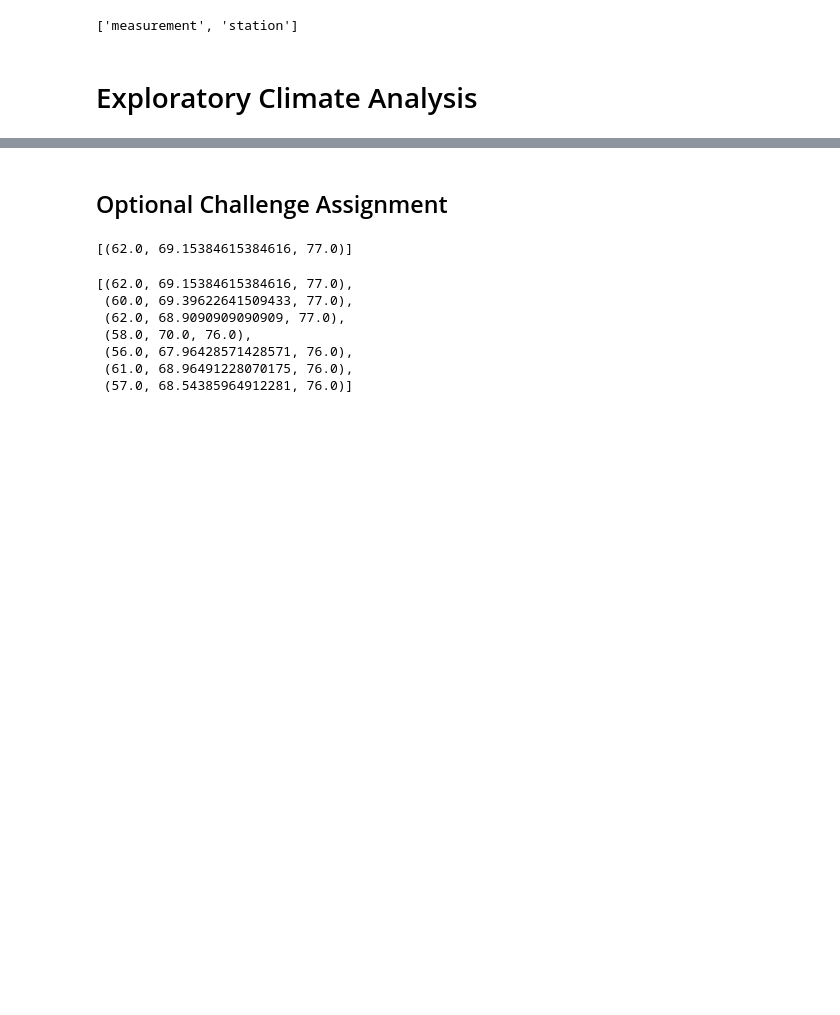
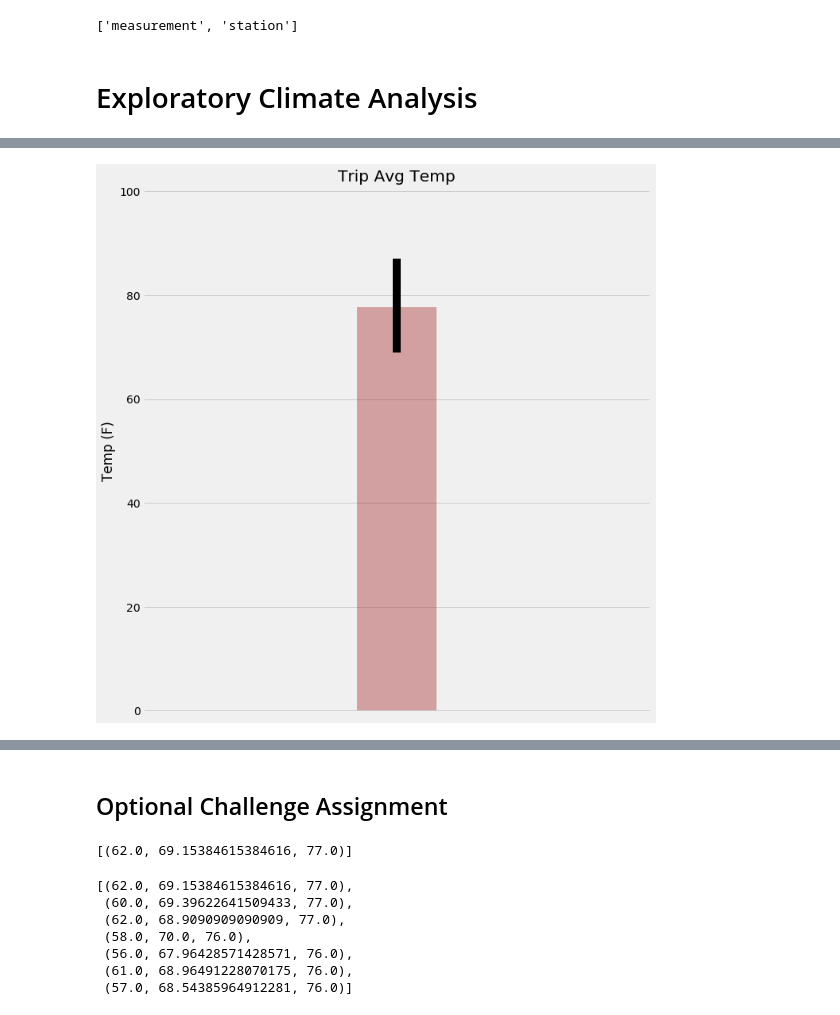
Before and after one commit to davidgmathews/HW_10_Surfs_Up, a Jupyter notebook: climate.ipynb, the cells around one changed output, grey strips where cells are left out. Saved outputs shown, nothing was run; the diff lists cells and outputs as text; code cells hidden in the pictures; blank space fills up the shorter version.

```diff
--- a/climate.ipynb
+++ b/climate.ipynb
@@ -144,4 +227,9 @@ print(calc_temps('2012-02-28', '2012-03-05'))
 # %%
 # Use your previous function `calc_temps` to calculate the tmin, tavg, and tmax
 # for your trip using the previous year's data for those same dates.
+trip_start='2019-06-23'
+trip_end='2019-07-10'
+trip_start_last_12=dt.date(2017,int(trip_start[5:7]),int(trip_start[8:10]))
+trip_end_last_12=dt.date(2017,int(trip_end[5:7]),int(trip_end[8:10]))
+print(calc_temps(trip_start_last_12,trip_end_last_12))
 # %% [output]
@@ -157,3 +241,21 @@ print(calc_temps('2012-02-28', '2012-03-05'))
+# %%
+trip_temp=calc_temps(trip_start_last_12,trip_end_last_12)
+trip_temp
+# %%
+fig=plt.figure(figsize=(10,10))
+plt.plot([1,1],[0,trip_temp[0][1]],linewidth=100,c='brown',alpha=.4)
+plt.plot([1,1],[trip_temp[0][0],trip_temp[0][2]],linewidth=10,c='black')
+plt.xticks([])
+plt.ylim(-1,101)
+plt.ylabel('Temp (F)')
+plt.title('Trip Avg Temp')
+plt.tight_layout()
+#saving figure
+plt.savefig('./Trip_Temperature.png', dpi=fig.dpi,facecolor='w',edgecolor='w')
+#display figure
+plt.show()
+# %% [output]
+[figure, added]
 # %%
 # Calculate the rainfall per weather station for your trip dates using the previous year's matching dates.
 # Sort this in descending order by precipitation amount and list the station, name, latitude, longitude, and elevation
```
Also changed, not shown: parts of 25 cells of this notebook, 5 other files.
